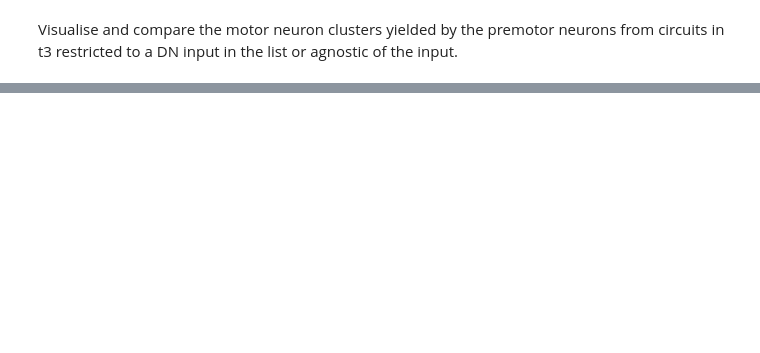
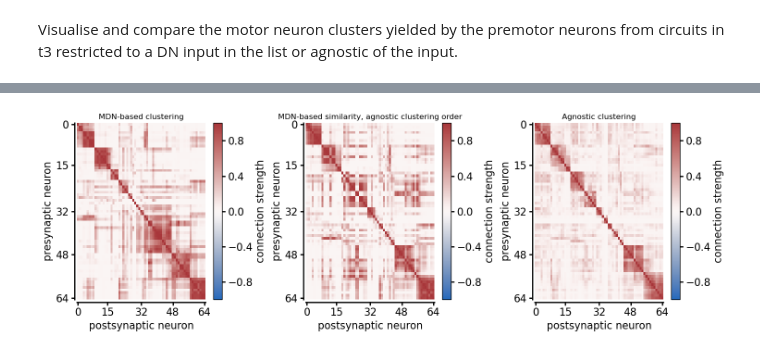
Before and after one commit to NeLy-EPFL/vnc_networks, a Jupyter notebook: scripts/generate_plots_mdn_paper/motor_primitives.ipynb, the cells around one changed output, grey strips where cells are left out. Cells and saved outputs as stored; diff of their text form; code cells hidden in the pictures; blank space fills up the shorter version.

```diff
--- a/scripts/generate_plots_mdn_paper/motor_primitives.ipynb
+++ b/scripts/generate_plots_mdn_paper/motor_primitives.ipynb
@@ -62,0 +106,36 @@ agnostic of the input.
+# %%
+fig, axs = plt.subplots(1,3, figsize=(15,5))
+
+# Left: MDN-based clustering
+_ = clustered_cmatrix_mdn.imshow(
+    savefig=False,
+    ax=axs[0],
+    title="MDN-based clustering"
+    )
+
+
+# Middle: MDN-based clustering, Agnostic ordering
+# get uids from the agnostic matrix clustering as reference order
+agnostic_uids = clustered_cmatrix_agnostic.get_uids()
+# arrange the uids in the clustered matrix in the same order as the agnostic matrix
+clustered_cmatrix_mdn.restrict_from_to(
+    row_ids = agnostic_uids,
+    column_ids = agnostic_uids,
+    input_type = 'uid',
+    keep_initial_order=False, # reorder as the inputs
+)
+_ = clustered_cmatrix_mdn.imshow(
+    savefig=False,
+    ax=axs[1],
+    title="MDN-based similarity, agnostic clustering order"
+    )
+
+# Right: Agnostic clustering
+_ = clustered_cmatrix_agnostic.imshow(
+    savefig=False,
+    ax=axs[2],
+    title="Agnostic clustering"
+    )
+plt.show()
+# %% [output]
+[figure, added]
```
Also changed, not shown: parts of 7 cells of this notebook, 5 other files.
